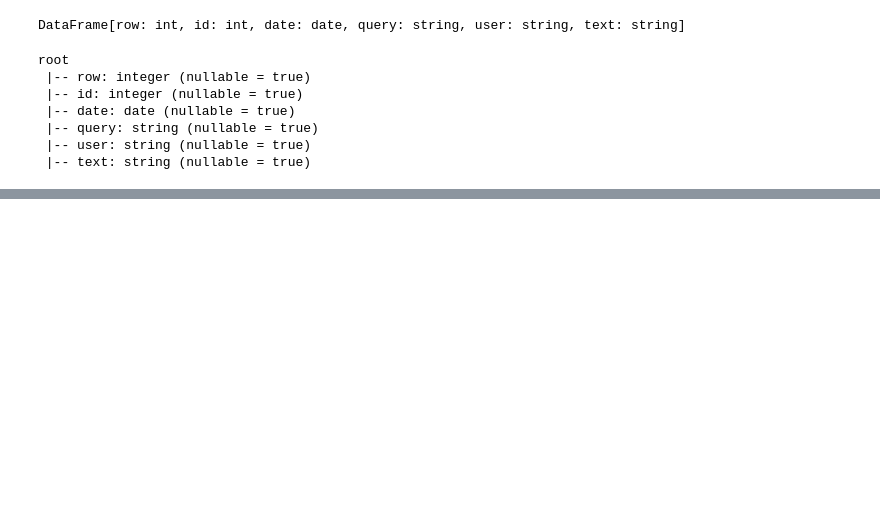
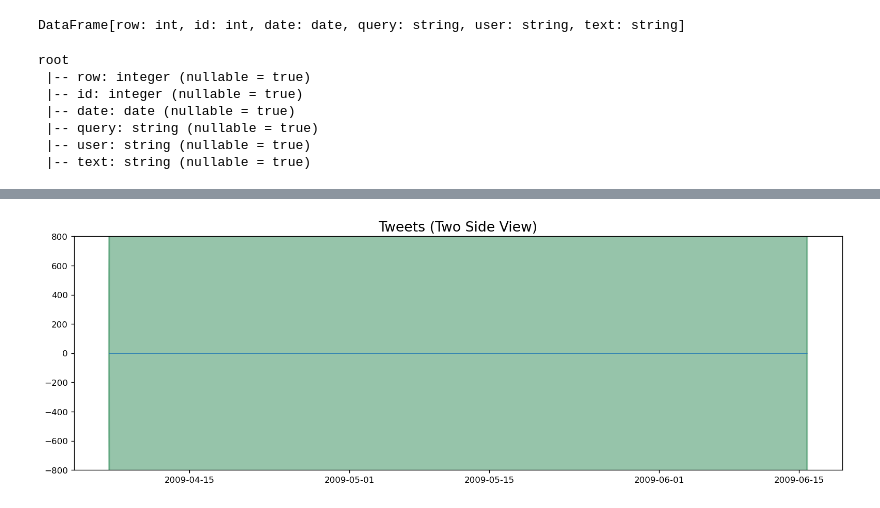
Before and after one commit to jlac23/2020092_Integrated_CA, a Jupyter notebook: 2020092ca2.ipynb, the cells around one changed output, grey strips where cells are left out. Saved outputs shown, nothing was run; the diff lists cells and outputs as text; code cells hidden in the pictures; blank space fills up the shorter version.

```diff
--- a/2020092ca2.ipynb
+++ b/2020092ca2.ipynb
@@ -233,0 +301,12 @@ only showing top 20 rows
+# %%
+# Plot
+x = T['Dates'].values
+y1 = T['Row'].values
+fig, ax = plt.subplots(1, 1, figsize=(16,5), dpi= 120)
+plt.fill_between(x, y1=y1, y2=-y1, alpha=0.5, linewidth=2, color='seagreen')
+plt.ylim(-800, 800)
+plt.title('Tweets (Two Side View)', fontsize=16)
+plt.hlines(y=0, xmin=np.min(T.Dates), xmax=np.max(T.Dates), linewidth=.5)
+plt.show()
+# %% [output]
+[figure, added]
```
Also changed, not shown: parts of 27 cells of this notebook.
